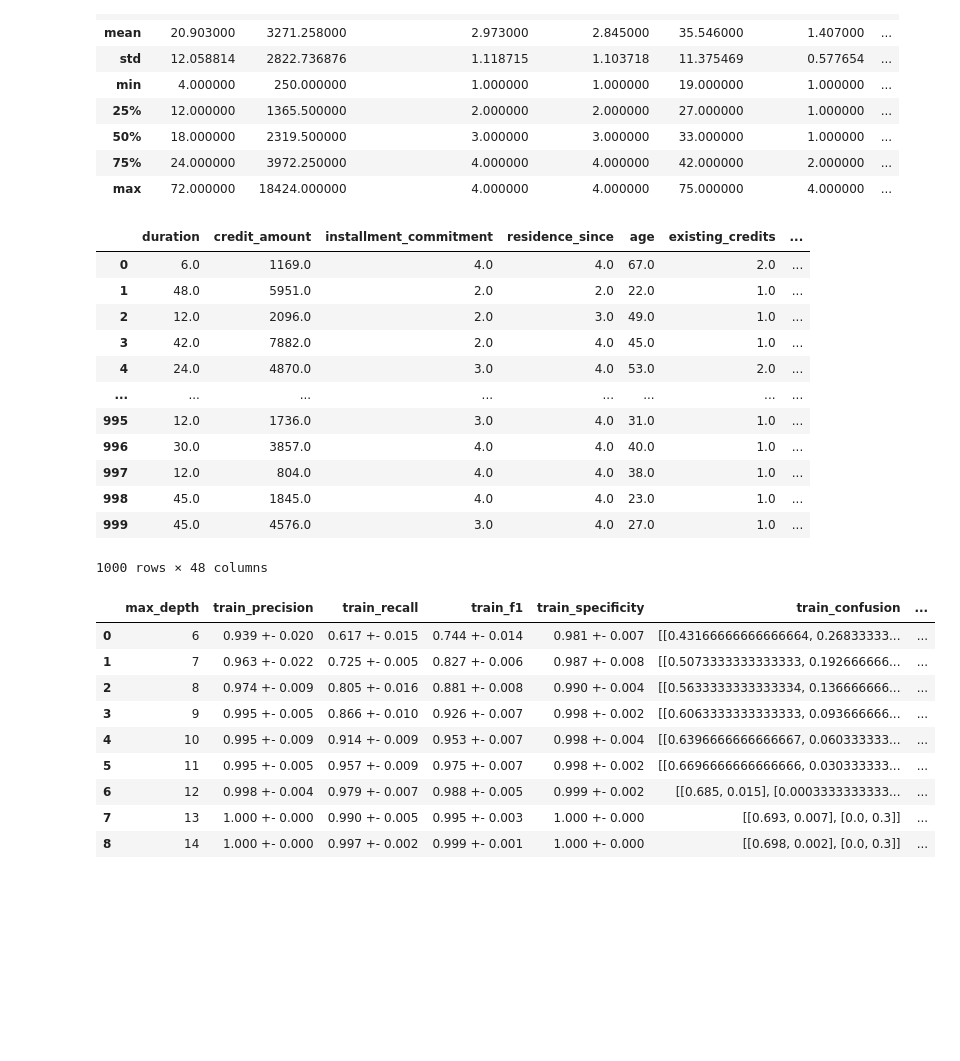
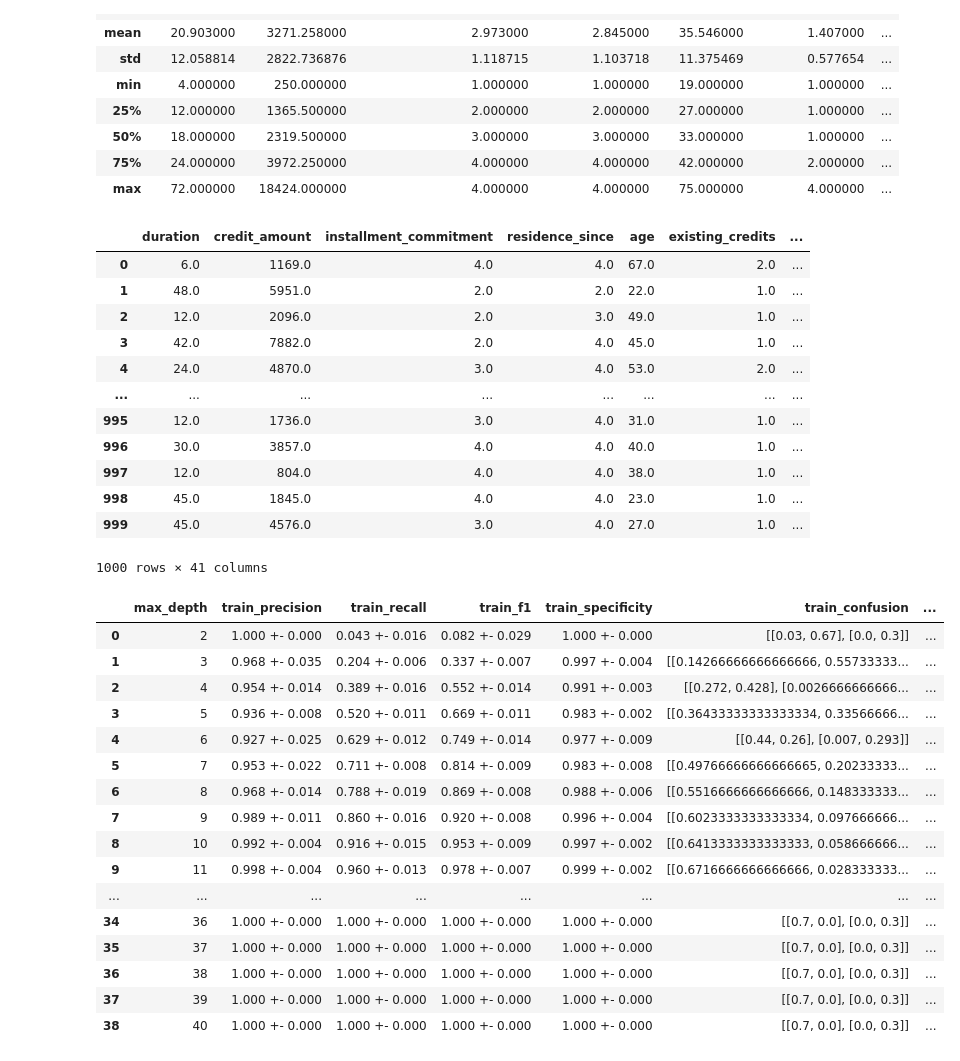
Before and after one commit to MaxPersoon/XAI-Project, a Jupyter notebook: XAI_group_project_DT.ipynb, the cells around one changed output. Cells and saved outputs as stored; diff of their text form; code cells hidden in the pictures; blank space fills up the shorter version.

```diff
--- a/XAI_group_project_DT.ipynb
+++ b/XAI_group_project_DT.ipynb
@@ -73,6 +73,7 @@ df.describe()
 | max | 72.000000 | 18424.000000 | 4.000000 | 4.000000 | 75.000000 | 4.000000 | ... |
 # %%
 X = df.drop('class', axis=1)
+X = X.drop(columns=["savings_status", "property_magnitude"]) # TODO: Remove once missing value imputation is done
 y = df['class']
 # %%
 def convert_to_dummies(df):
@@ -98,7 +99,7 @@ X_prime
 | 997 | 12.0 | 804.0 | 4.0 | 4.0 | 38.0 | 1.0 | ... |
 | 998 | 45.0 | 1845.0 | 4.0 | 4.0 | 23.0 | 1.0 | ... |
 | 999 | 45.0 | 4576.0 | 3.0 | 4.0 | 27.0 | 1.0 | ... |
-1000 rows × 48 columns
+1000 rows × 41 columns
 # %%
 # Define sample weights
 # This enables us to use the custom cost matrix:
@@ -154,7 +155,7 @@ from sklearn.ensemble import RandomForestClassifier
 evaluations = []
 random_state = 21
 
-for max_depth in range(6, 15):
+for max_depth in range(2, X_prime.shape[1]):
     metrics_train = {"confusion": [], "precision": [], "recall": [], "f1": [], "specificity": []}
     metrics_test = {"confusion": [], "precision": [], "recall": [], "f1": [], "specificity": []}
 
@@ -167,42 +168,49 @@ for max_depth in range(6, 15):
         weights_train = sample_weights.iloc[train_index]
 
         X_test = X_prime.iloc[test_index]
         y_test = y.iloc[test_index]
         weights_test = sample_weights.iloc[test_index]
 
         # Train classifier
         clf = RandomForestClassifier(max_depth=max_depth, class_weight={"good": 1, "bad": 5}, random_state=random_state).fit(X_train, y_train)
 
         # Evaluate classifier
         evaluate_classifier(y_train, clf.predict(X_train), weights_train, metrics_train)
         evaluate_classifier(y_test, clf.predict(X_test), weights_test, metrics_test)
 
     # Aggregate metrics
     aggregate_metrics(metrics_train)
     aggregate_metrics(metrics_test)
 
     # Store metrics
     evaluations.append([
         max_depth,
         metrics_train["precision"], metrics_train["recall"], metrics_train["f1"], metrics_train["specificity"], metrics_train["confusion"],
         metrics_test["precision"], metrics_test["recall"], metrics_test["f1"], metrics_test["specificity"], metrics_test["confusion"]
     ])
 
 evaluations = pd.DataFrame(evaluations, columns=["max_depth",
                                                  "train_precision", "train_recall", "train_f1", "train_specificity", "train_confusion",
                                                  "test_precision", "test_recall", "test_f1", "test_specificity", "test_confusion"])
 evaluations
 # %% [output]
 |  | max_depth | train_precision | train_recall | train_f1 | train_specificity | train_confusion | ... |
-| 0 | 6 | 0.939 +- 0.020 | 0.617 +- 0.015 | 0.744 +- 0.014 | 0.981 +- 0.007 | [[0.43166666666666664, 0.26833333... | ... |
-| 1 | 7 | 0.963 +- 0.022 | 0.725 +- 0.005 | 0.827 +- 0.006 | 0.987 +- 0.008 | [[0.5073333333333333, 0.192666666... | ... |
-| 2 | 8 | 0.974 +- 0.009 | 0.805 +- 0.016 | 0.881 +- 0.008 | 0.990 +- 0.004 | [[0.5633333333333334, 0.136666666... | ... |
-| 3 | 9 | 0.995 +- 0.005 | 0.866 +- 0.010 | 0.926 +- 0.007 | 0.998 +- 0.002 | [[0.6063333333333333, 0.093666666... | ... |
-| 4 | 10 | 0.995 +- 0.009 | 0.914 +- 0.009 | 0.953 +- 0.007 | 0.998 +- 0.004 | [[0.6396666666666667, 0.060333333... | ... |
-| 5 | 11 | 0.995 +- 0.005 | 0.957 +- 0.009 | 0.975 +- 0.007 | 0.998 +- 0.002 | [[0.6696666666666666, 0.030333333... | ... |
-| 6 | 12 | 0.998 +- 0.004 | 0.979 +- 0.007 | 0.988 +- 0.005 | 0.999 +- 0.002 | [[0.685, 0.015], [0.0003333333333... | ... |
-| 7 | 13 | 1.000 +- 0.000 | 0.990 +- 0.005 | 0.995 +- 0.003 | 1.000 +- 0.000 | [[0.693, 0.007], [0.0, 0.3]] | ... |
-| 8 | 14 | 1.000 +- 0.000 | 0.997 +- 0.002 | 0.999 +- 0.001 | 1.000 +- 0.000 | [[0.698, 0.002], [0.0, 0.3]] | ... |
+| 0 | 2 | 1.000 +- 0.000 | 0.043 +- 0.016 | 0.082 +- 0.029 | 1.000 +- 0.000 | [[0.03, 0.67], [0.0, 0.3]] | ... |
+| 1 | 3 | 0.968 +- 0.035 | 0.204 +- 0.006 | 0.337 +- 0.007 | 0.997 +- 0.004 | [[0.14266666666666666, 0.55733333... | ... |
+| 2 | 4 | 0.954 +- 0.014 | 0.389 +- 0.016 | 0.552 +- 0.014 | 0.991 +- 0.003 | [[0.272, 0.428], [0.0026666666666... | ... |
+| 3 | 5 | 0.936 +- 0.008 | 0.520 +- 0.011 | 0.669 +- 0.011 | 0.983 +- 0.002 | [[0.36433333333333334, 0.33566666... | ... |
+| 4 | 6 | 0.927 +- 0.025 | 0.629 +- 0.012 | 0.749 +- 0.014 | 0.977 +- 0.009 | [[0.44, 0.26], [0.007, 0.293]] | ... |
+| 5 | 7 | 0.953 +- 0.022 | 0.711 +- 0.008 | 0.814 +- 0.009 | 0.983 +- 0.008 | [[0.49766666666666665, 0.20233333... | ... |
+| 6 | 8 | 0.968 +- 0.014 | 0.788 +- 0.019 | 0.869 +- 0.008 | 0.988 +- 0.006 | [[0.5516666666666666, 0.148333333... | ... |
+| 7 | 9 | 0.989 +- 0.011 | 0.860 +- 0.016 | 0.920 +- 0.008 | 0.996 +- 0.004 | [[0.6023333333333334, 0.097666666... | ... |
+| 8 | 10 | 0.992 +- 0.004 | 0.916 +- 0.015 | 0.953 +- 0.009 | 0.997 +- 0.002 | [[0.6413333333333333, 0.058666666... | ... |
+| 9 | 11 | 0.998 +- 0.004 | 0.960 +- 0.013 | 0.978 +- 0.007 | 0.999 +- 0.002 | [[0.6716666666666666, 0.028333333... | ... |
+| ... | ... | ... | ... | ... | ... | ... | ... |
+| 34 | 36 | 1.000 +- 0.000 | 1.000 +- 0.000 | 1.000 +- 0.000 | 1.000 +- 0.000 | [[0.7, 0.0], [0.0, 0.3]] | ... |
+| 35 | 37 | 1.000 +- 0.000 | 1.000 +- 0.000 | 1.000 +- 0.000 | 1.000 +- 0.000 | [[0.7, 0.0], [0.0, 0.3]] | ... |
+| 36 | 38 | 1.000 +- 0.000 | 1.000 +- 0.000 | 1.000 +- 0.000 | 1.000 +- 0.000 | [[0.7, 0.0], [0.0, 0.3]] | ... |
+| 37 | 39 | 1.000 +- 0.000 | 1.000 +- 0.000 | 1.000 +- 0.000 | 1.000 +- 0.000 | [[0.7, 0.0], [0.0, 0.3]] | ... |
+| 38 | 40 | 1.000 +- 0.000 | 1.000 +- 0.000 | 1.000 +- 0.000 | 1.000 +- 0.000 | [[0.7, 0.0], [0.0, 0.3]] | ... |
 # %%
 # Analysing the performance of the Naive Classifier
 
```
Also changed, not shown: parts of 6 cells of this notebook, 2 other files.
